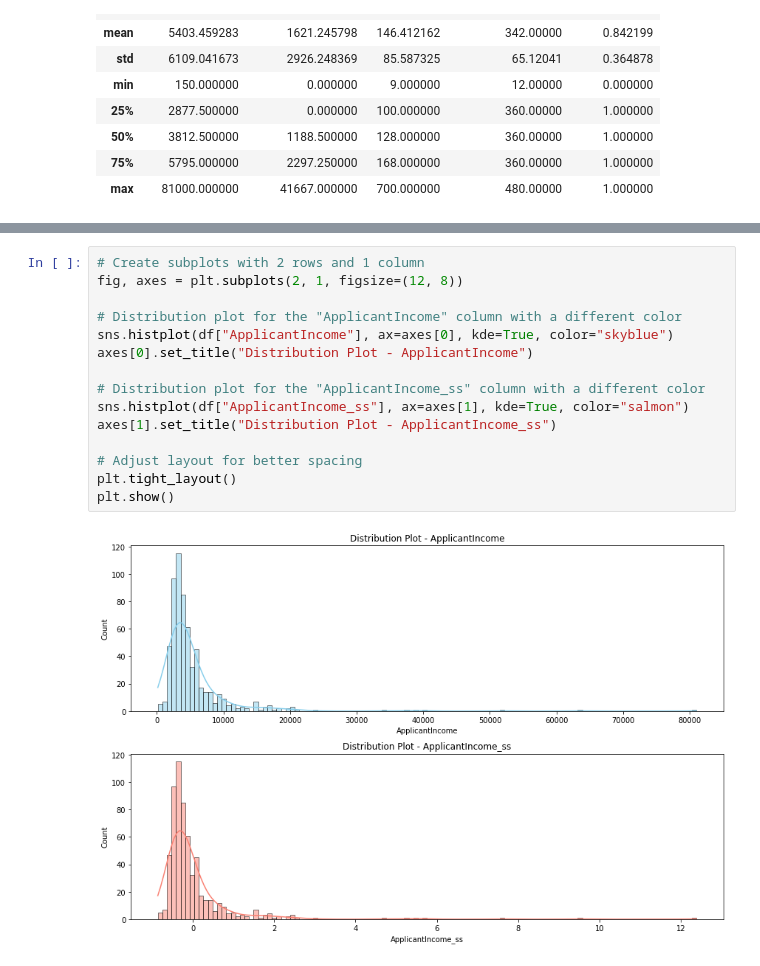
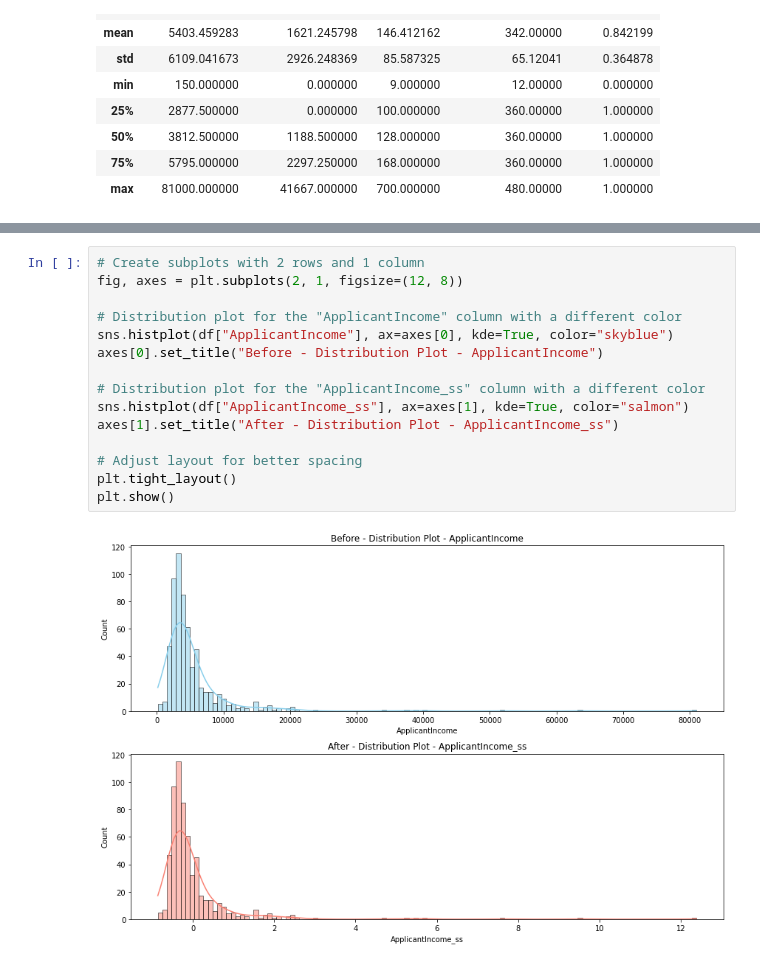
Before and after one commit to praveensinghaws/Python, a Jupyter notebook: wsCubeTech/Data Cleaning/12. What is Feature Scaling Standardization.ipynb, the cells around one changed output, grey strips where cells are left out. Saved outputs shown, nothing was run; the diff lists cells and outputs as text.

```diff
--- a/wsCubeTech/Data Cleaning/12. What is Feature Scaling Standardization.ipynb
+++ b/wsCubeTech/Data Cleaning/12. What is Feature Scaling Standardization.ipynb
@@ -98,17 +98,17 @@ df.describe()
 # %%
 # Create subplots with 2 rows and 1 column
 fig, axes = plt.subplots(2, 1, figsize=(12, 8))
 
 # Distribution plot for the "ApplicantIncome" column with a different color
 sns.histplot(df["ApplicantIncome"], ax=axes[0], kde=True, color="skyblue")
-axes[0].set_title("Distribution Plot - ApplicantIncome")
+axes[0].set_title("Before - Distribution Plot - ApplicantIncome")
 
 # Distribution plot for the "ApplicantIncome_ss" column with a different color
 sns.histplot(df["ApplicantIncome_ss"], ax=axes[1], kde=True, color="salmon")
-axes[1].set_title("Distribution Plot - ApplicantIncome_ss")
+axes[1].set_title("After - Distribution Plot - ApplicantIncome_ss")
 
 # Adjust layout for better spacing
 plt.tight_layout()
 plt.show()
 # %% [output]
-[figure, old version]
+[figure, new version]
```
Also changed, not shown: 1 other file.
